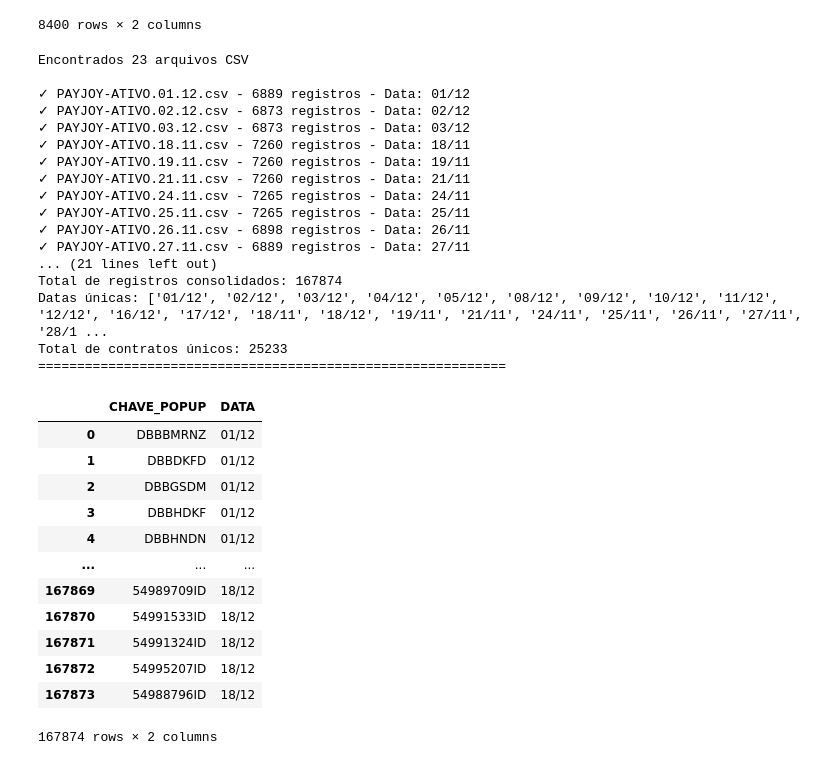
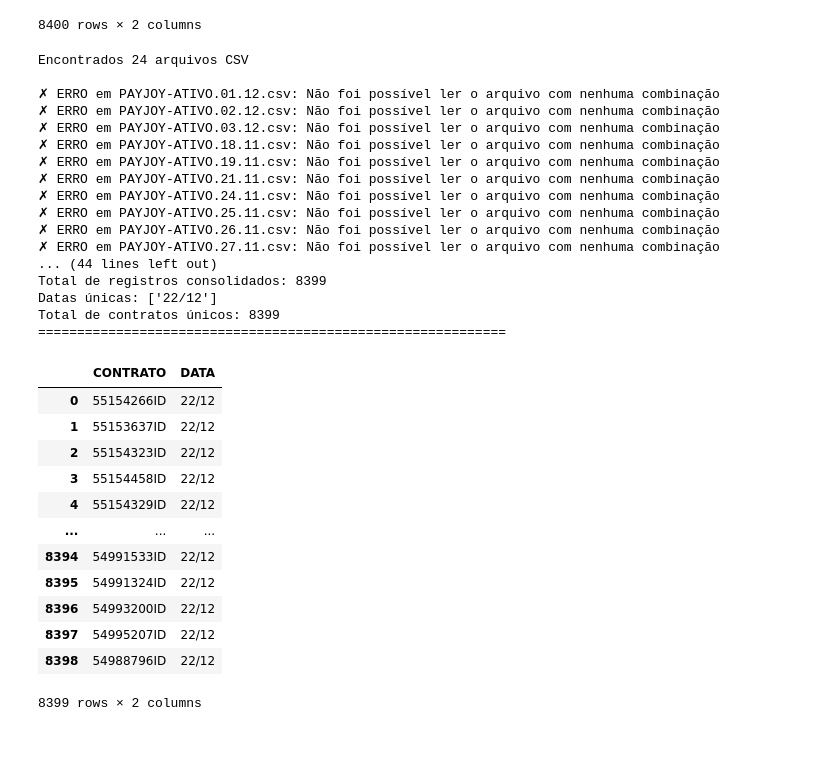
Before and after one commit to Claudiano-alves/Data-Analysis-Portfolio, a Jupyter notebook: Projects/Getnet/data_wrangling_getnet.ipynb, the cells around one changed output. Drawn from its saved outputs; the diff is of its cells as text; code cells hidden in the pictures.

Commit message:
Separação de blocos jupyter getnet/payjoy. Desenvolvimento de script/automação para o daily payjoy. Atualização dos script/automação de tempos will bank

```diff
--- a/Projects/Getnet/data_wrangling.ipynb
+++ b/Projects/Getnet/data_wrangling_getnet.ipynb
@@ -1141,8 +1141,8 @@ def consolidar_mailings_payjoy(caminho_pasta=r"\\trc-dc-ad\Planejamento\00 - USU
             for sep in [';', ',', '\t']:
                 for enc in ['latin-1', 'utf-8', 'cp1252']:
                     try:
-                        df_temp = pd.read_csv(arquivo, usecols=['CHAVE_POPUP'], encoding=enc, sep=sep)
-                        if not df_temp.empty and 'CHAVE_POPUP' in df_temp.columns:
+                        df_temp = pd.read_csv(arquivo, usecols=['CONTRATO'], encoding=enc, sep=sep)
+                        if not df_temp.empty and 'CONTRATO' in df_temp.columns:
                             break
                     except:
                         continue
@@ -1160,62 +1160,62 @@ def consolidar_mailings_payjoy(caminho_pasta=r"\\trc-dc-ad\Planejamento\00 - USU
         except Exception as e:
             print(f"✗ ERRO em {nome_arquivo}: {e}")
             arquivos_com_erro.append((nome_arquivo, str(e)))
             continue
 
     if arquivos_com_erro:
         print(f"\n{'='*60}")
         print("ARQUIVOS COM ERRO:")
         for nome, erro in arquivos_com_erro:
             print(f"  - {nome}: {erro}")
         print(f"{'='*60}\n")
 
     if lista_dfs:
         df_consolidado = pd.concat(lista_dfs, ignore_index=True)
 
         print(f"\n{'='*60}")
         print(f"Total de registros consolidados: {len(df_consolidado)}")
         print(f"Datas únicas: {sorted(df_consolidado['DATA'].unique())}")
-        print(f"Total de contratos únicos: {df_consolidado['CHAVE_POPUP'].nunique()}")
+        print(f"Total de contratos únicos: {df_consolidado['CONTRATO'].nunique()}")
         print(f"{'='*60}")
 
         return df_consolidado
     else:
         print("Nenhum dado foi consolidado.")
         return pd.DataFrame()
 
 df_mailings = consolidar_mailings_payjoy()
 df_mailings
 # %% [output]
-Encontrados 23 arquivos CSV
+Encontrados 24 arquivos CSV
 
-✓ PAYJOY-ATIVO.01.12.csv - 6889 registros - Data: 01/12
-✓ PAYJOY-ATIVO.02.12.csv - 6873 registros - Data: 02/12
-✓ PAYJOY-ATIVO.03.12.csv - 6873 registros - Data: 03/12
-✓ PAYJOY-ATIVO.18.11.csv - 7260 registros - Data: 18/11
-✓ PAYJOY-ATIVO.19.11.csv - 7260 registros - Data: 19/11
-✓ PAYJOY-ATIVO.21.11.csv - 7260 registros - Data: 21/11
-✓ PAYJOY-ATIVO.24.11.csv - 7265 registros - Data: 24/11
-✓ PAYJOY-ATIVO.25.11.csv - 7265 registros - Data: 25/11
-✓ PAYJOY-ATIVO.26.11.csv - 6898 registros - Data: 26/11
-✓ PAYJOY-ATIVO.27.11.csv - 6889 registros - Data: 27/11
-... (21 lines left out)
-Total de registros consolidados: 167874
-Datas únicas: ['01/12', '02/12', '03/12', '04/12', '05/12', '08/12', '09/12', '10/12', '11/12', '12/12', '16/12', '17/12', '18/11', '18/12', '19/11', '21/11', '24/11', '25/11', '26/11', '27/11', '28/1 ...
-Total de contratos únicos: 25233
+✗ ERRO em PAYJOY-ATIVO.01.12.csv: Não foi possível ler o arquivo com nenhuma combinação
+✗ ERRO em PAYJOY-ATIVO.02.12.csv: Não foi possível ler o arquivo com nenhuma combinação
+✗ ERRO em PAYJOY-ATIVO.03.12.csv: Não foi possível ler o arquivo com nenhuma combinação
+✗ ERRO em PAYJOY-ATIVO.18.11.csv: Não foi possível ler o arquivo com nenhuma combinação
+✗ ERRO em PAYJOY-ATIVO.19.11.csv: Não foi possível ler o arquivo com nenhuma combinação
+✗ ERRO em PAYJOY-ATIVO.21.11.csv: Não foi possível ler o arquivo com nenhuma combinação
+✗ ERRO em PAYJOY-ATIVO.24.11.csv: Não foi possível ler o arquivo com nenhuma combinação
+✗ ERRO em PAYJOY-ATIVO.25.11.csv: Não foi possível ler o arquivo com nenhuma combinação
+✗ ERRO em PAYJOY-ATIVO.26.11.csv: Não foi possível ler o arquivo com nenhuma combinação
+✗ ERRO em PAYJOY-ATIVO.27.11.csv: Não foi possível ler o arquivo com nenhuma combinação
+... (44 lines left out)
+Total de registros consolidados: 8399
+Datas únicas: ['22/12']
+Total de contratos únicos: 8399
 ============================================================
-|  | CHAVE_POPUP | DATA |
-| 0 | DBBBMRNZ | 01/12 |
-| 1 | DBBDKFD | 01/12 |
-| 2 | DBBGSDM | 01/12 |
-| 3 | DBBHDKF | 01/12 |
-| 4 | DBBHNDN | 01/12 |
+|  | CONTRATO | DATA |
+| 0 | 55154266ID | 22/12 |
+| 1 | 55153637ID | 22/12 |
+| 2 | 55154323ID | 22/12 |
+| 3 | 55154458ID | 22/12 |
+| 4 | 55154329ID | 22/12 |
 | ... | ... | ... |
-| 167869 | 54989709ID | 18/12 |
-| 167870 | 54991533ID | 18/12 |
-| 167871 | 54991324ID | 18/12 |
-| 167872 | 54995207ID | 18/12 |
-| 167873 | 54988796ID | 18/12 |
+| 8394 | 54991533ID | 22/12 |
+| 8395 | 54991324ID | 22/12 |
+| 8396 | 54993200ID | 22/12 |
+| 8397 | 54995207ID | 22/12 |
+| 8398 | 54988796ID | 22/12 |
-167874 rows × 2 columns
+8399 rows × 2 columns
 # %%
 def consolidar_mailings_por_faixa(df_mailings, df_contratos, ordenar_datas=True, contratos_unicos=True):
     """
```
Also changed, not shown: parts of 7 cells of this notebook, 6 other files.
